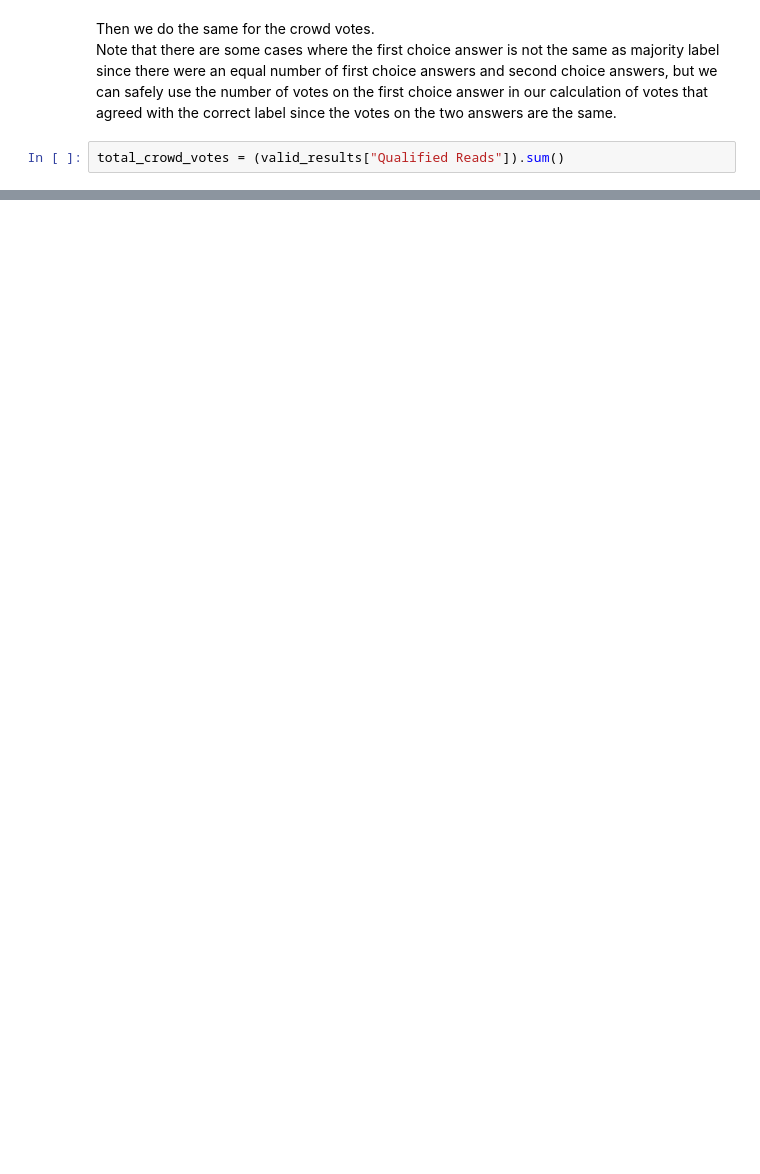
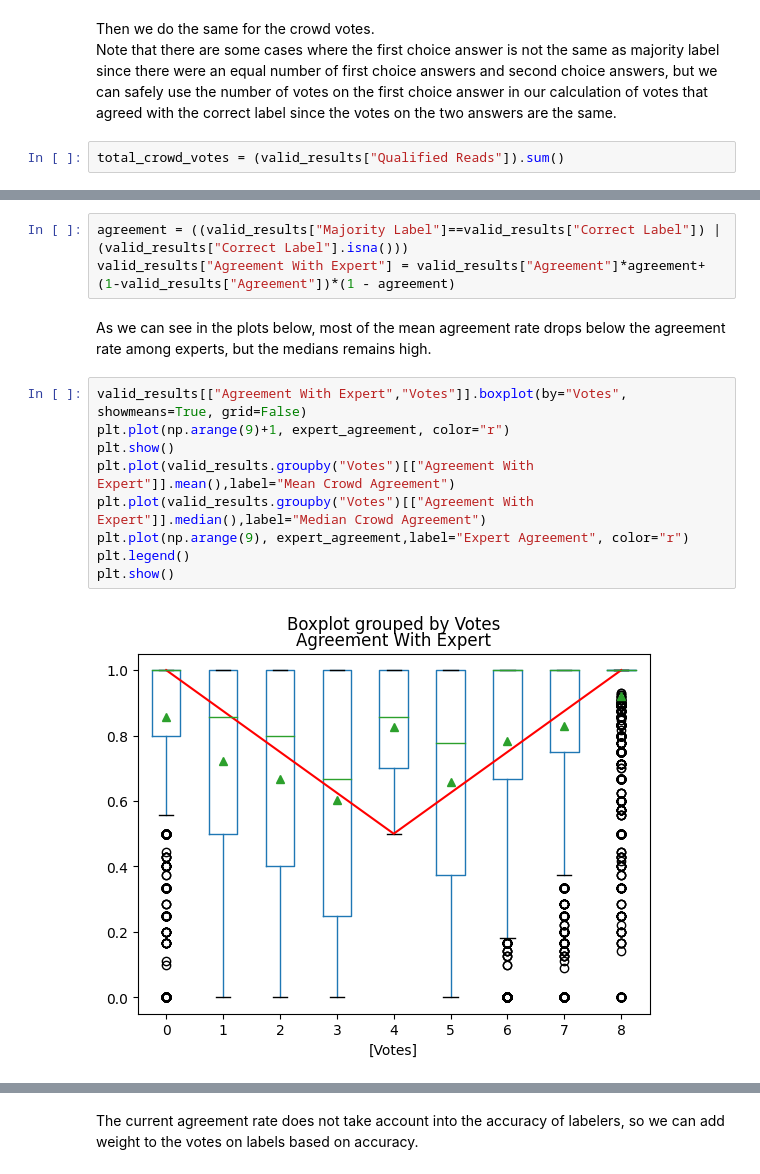
Before and after one commit to zhengxiaoyan321/medical_label_project, a Jupyter notebook: main.ipynb, the cells around one changed output, grey strips where cells are left out. Drawn from its saved outputs; the diff is of its cells as text; blank space fills up the shorter version.

```diff
--- a/main.ipynb
+++ b/main.ipynb
@@ -109,0 +133,16 @@ valid_results
+# %%
+agreement = ((valid_results["Majority Label"]==valid_results["Correct Label"]) | (valid_results["Correct Label"].isna()))
+valid_results["Agreement With Expert"] = valid_results["Agreement"]*agreement+(1-valid_results["Agreement"])*(1 - agreement)
+# %% [markdown]
+As we can see in the plots below, most of the mean agreement rate drops below the agreement rate among experts, but the medians remains high.
+# %%
+valid_results[["Agreement With Expert","Votes"]].boxplot(by="Votes", showmeans=True, grid=False)
+plt.plot(np.arange(9)+1, expert_agreement, color="r")
+plt.show()
+plt.plot(valid_results.groupby("Votes")[["Agreement With Expert"]].mean(),label="Mean Crowd Agreement")
+plt.plot(valid_results.groupby("Votes")[["Agreement With Expert"]].median(),label="Median Crowd Agreement")
+plt.plot(np.arange(9), expert_agreement,label="Expert Agreement", color="r")
+plt.legend()
+plt.show()
+# %% [output]
+[figure, added]
@@ -109,0 +150,2 @@ valid_results
+# %% [markdown]
+The current agreement rate does not take account into the accuracy of labelers, so we can add weight to the votes on labels based on accuracy.
```
Also changed, not shown: parts of 17 cells of this notebook.
